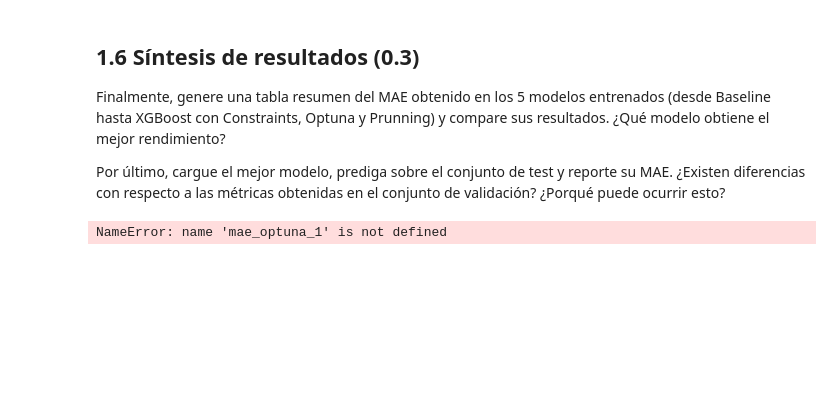
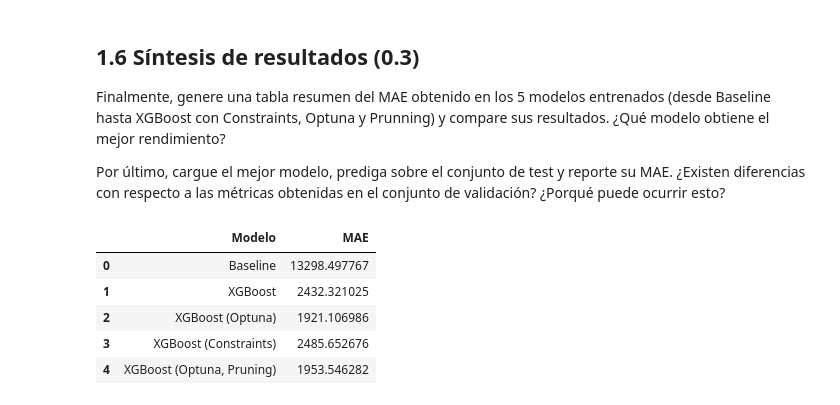
Before and after one commit to tomasaguirre-ignacioalbornoz/MDS7202, a Jupyter notebook: lab9/Enunciado.ipynb, the cells around one changed output. Cells and saved outputs as stored; diff of their text form; code cells hidden in the pictures; blank space fills up the shorter version.

```diff
--- a/lab9/Enunciado.ipynb
+++ b/lab9/Enunciado.ipynb
@@ -388,6 +386,8 @@ A partir de la mejor configuración obtenida en la sección anterior, utilice `o
 - Guardar su modelo en un archivo .pkl
 # %%
 import optuna
+optuna.logging.set_verbosity(optuna.logging.INFO)
+
 
 # Define la función objetivo para Optuna
 def objective(trial):
@@ -419,30 +419,32 @@ def objective(trial):
         if isinstance(transformer, OneHotEncoder):
             transformer.set_params(min_frequency=min_frequency)
 
-    pipeline_xgb = Pipeline(steps=[
+    pipeline_xgb_optuna = Pipeline(steps=[
         ('date', date_transformer),
         ('preprocessor', preprocessor),
         ('regressor', xgb_model)
     ])
 
-    pipeline_xgb.fit(train_X, train_Y)
+    pipeline_xgb_optuna.fit(train_X, train_Y)
 
     # Calcular MAE en datos de validación
-    y_pred = pipeline_xgb.predict(val_X)
+    y_pred = pipeline_xgb_optuna.predict(val_X)
     mae = mean_absolute_error(val_Y, y_pred)
 
     return mae
 
 # Crear un estudio de Optuna
-study = optuna.create_study(direction='minimize', sampler=optuna.samplers.TPESampler(seed=314159))
-study.optimize(objective, n_trials=100, timeout=300)
+study_opt = optuna.create_study(direction='minimize', sampler=optuna.samplers.TPESampler(seed=314159))
+study_opt.optimize(objective, n_trials=100, timeout=300)
 
 # Obtener los mejores hiperparámetros encontrados
-best_params = study.best_params
-mae_optuna_1 = study.best_value
-num_trials = len(study.trials)
+best_params = study_opt.best_params
+mae_optuna_1 = study_opt.best_value
+num_trials = len(study_opt.trials)
 
 print("Número de trials:", num_trials)
 print("Mejores hiperparámetros:", best_params)
 print("MAE óptimo:", mae_optuna_1)
+
+joblib.dump(study_opt, 'model_xgb_optuna.pkl')
 # %% [output]
@@ -656,23 +641,28 @@ Por último, cargue el mejor modelo, prediga sobre el conjunto de test y reporte
 # %%
 # Calcula el MAE para cada modelo
 mae_baseline = mae_dummy
 mae_xgboost = mae_xgb
 mae_optuna = mae_optuna_1
 mae_constraints = mae_xgb_monotone
-mae_pruning = 3.5
+mae_pruning = mae_optuna_2
 
 # Crea un DataFrame con los valores de MAE
 data = {
     'Modelo': ['Baseline', 'XGBoost', 'XGBoost (Optuna)', 'XGBoost (Constraints)', 'XGBoost (Optuna, Pruning)'],
     'MAE': [mae_baseline, mae_xgboost, mae_optuna, mae_constraints, mae_pruning]
 }
 
 tabla = pd.DataFrame(data)
 
 # Imprime la tabla resumen
 display(tabla)
 # %% [output]
-NameError: name 'mae_optuna_1' is not defined
+|  | Modelo | MAE |
+| 0 | Baseline | 13298.497767 |
+| 1 | XGBoost | 2432.321025 |
+| 2 | XGBoost (Optuna) | 1921.106986 |
+| 3 | XGBoost (Constraints) | 2485.652676 |
+| 4 | XGBoost (Optuna, Pruning) | 1953.546282 |
 # %% [markdown]
 # Conclusión
 Eso ha sido todo para el lab de hoy, recuerden que el laboratorio tiene un plazo de entrega de una semana. Cualquier duda del laboratorio, no duden en contactarnos por mail o U-cursos.
```
Also changed, not shown: parts of 7 cells of this notebook.
